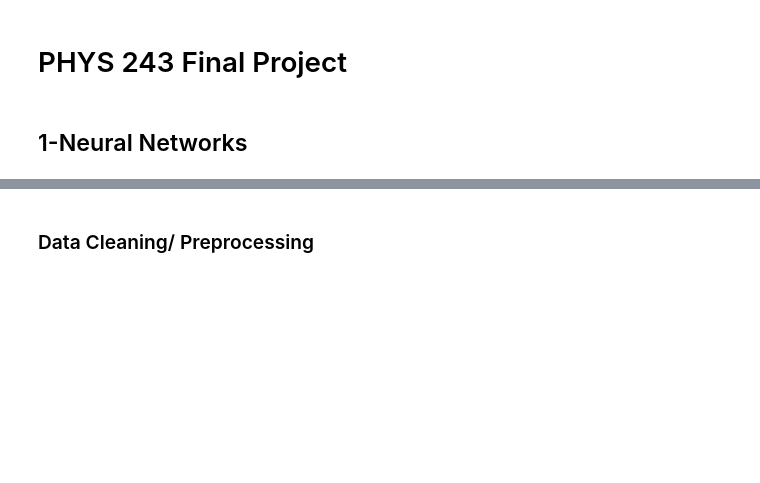
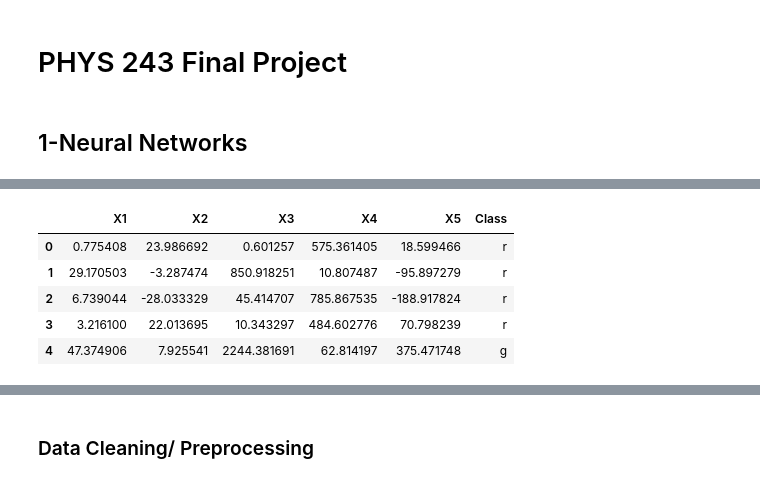
Before and after one commit to Willnguyen02/PHYS-243-Final-Project, a Jupyter notebook: PHYS_243_Final.ipynb, the cells around one changed output, grey strips where cells are left out. Cells and saved outputs as stored; diff of their text form; code cells hidden in the pictures; blank space fills up the shorter version.

```diff
--- a/PHYS_243_Final.ipynb
+++ b/PHYS_243_Final.ipynb
@@ -7,3 +7,6 @@ from warnings import filterwarnings
 filterwarnings('ignore')
 # %% [markdown]
 ## 1-Neural Networks
+# %%
+nn_df = pd.read_csv("train_set.txt")
+nn_df.head()
@@ -9,0 +22,5 @@ filterwarnings('ignore')
+# %%
+# Add column names
+
+nn_df.columns = ["X1", "X2", "Class"]
+nn_df.head()
@@ -9,0 +34,17 @@ filterwarnings('ignore')
+# %%
+# Create and add new feature columns (X3, X4, X5)
+
+nn_df["X3"] = nn_df["X1"]**2
+nn_df["X4"] = nn_df["X2"]**2
+nn_df["X5"] = nn_df["X1"] * nn_df["X2"]
+
+# Reorder columns
+nn_df = nn_df[["X1", "X2", "X3", "X4", "X5", "Class"]]
+nn_df.head()
+# %% [output]
+|  | X1 | X2 | X3 | X4 | X5 | Class |
+| 0 | 0.775408 | 23.986692 | 0.601257 | 575.361405 | 18.599466 | r |
+| 1 | 29.170503 | -3.287474 | 850.918251 | 10.807487 | -95.897279 | r |
+| 2 | 6.739044 | -28.033329 | 45.414707 | 785.867535 | -188.917824 | r |
+| 3 | 3.216100 | 22.013695 | 10.343297 | 484.602776 | 70.798239 | r |
+| 4 | 47.374906 | 7.925541 | 2244.381691 | 62.814197 | 375.471748 | g |
```
Also changed, not shown: parts of 46 cells of this notebook.
